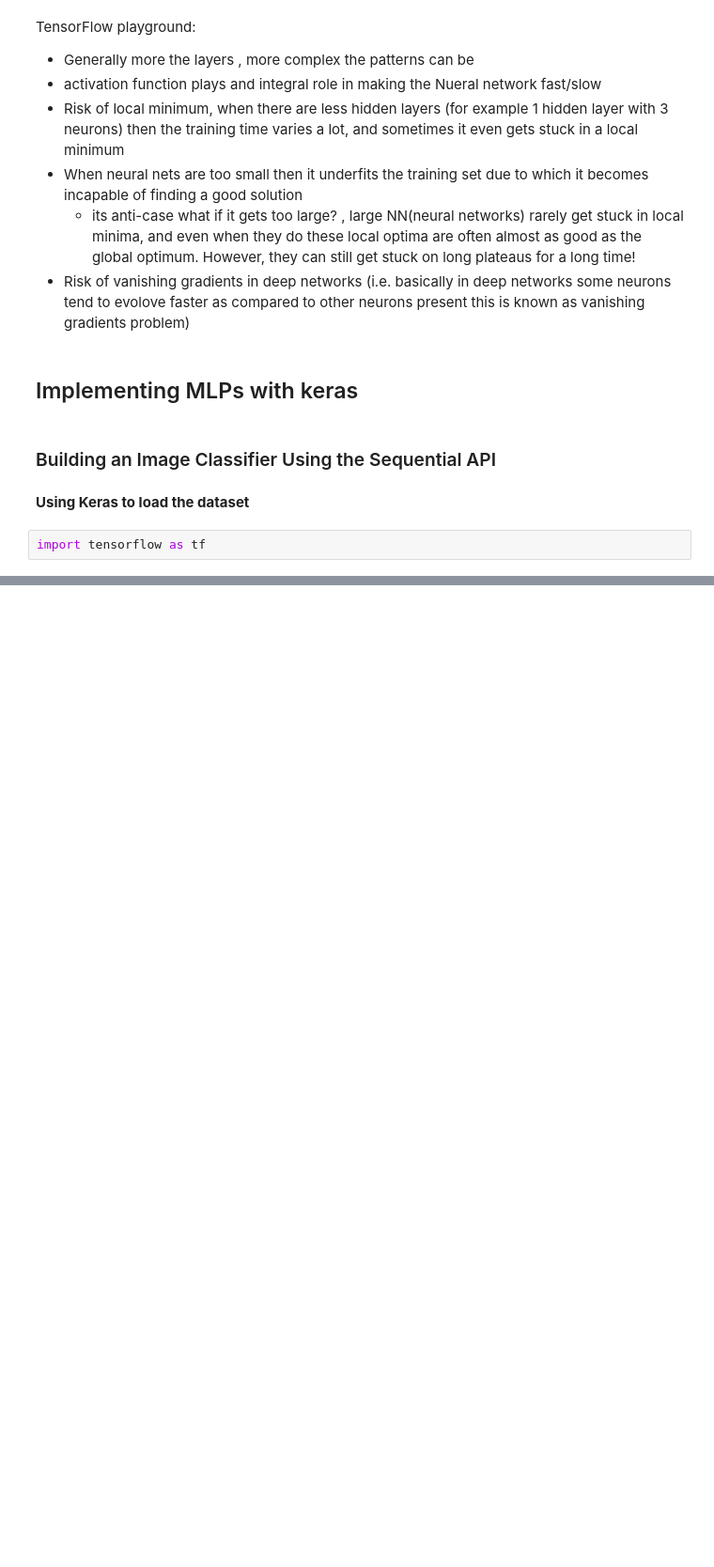
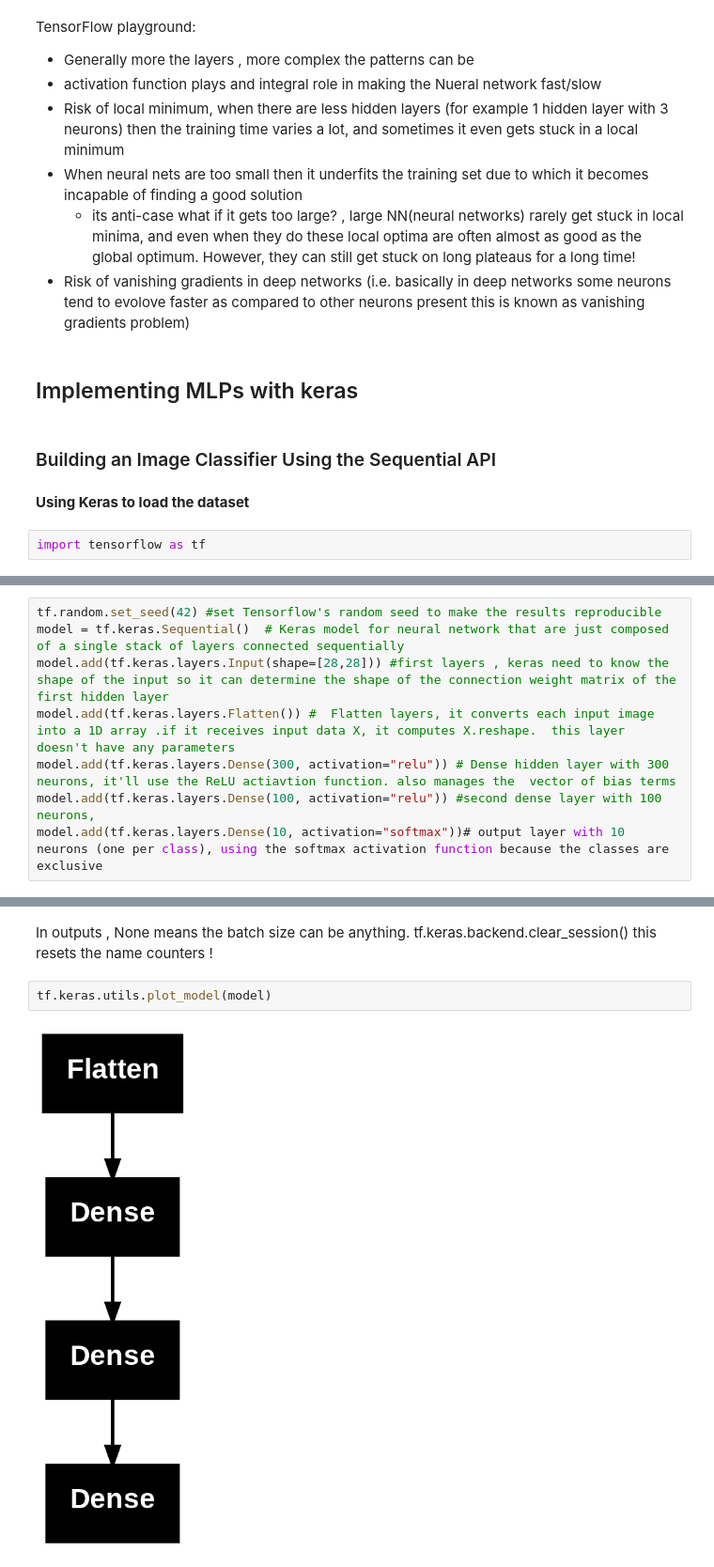
Before and after one commit to ankurdev1-drth/Deep_Learning-, a Jupyter notebook: Intro_to_Artificial_Neural_Networks_with_keras_.ipynb, the cells around one changed output, grey strips where cells are left out. Shown at 94% size. Saved outputs shown, nothing was run; the diff lists cells and outputs as text; blank space fills up the shorter version.

```diff
--- a/Intro_to_Artificial_Neural_Networks_with_keras_.ipynb
+++ b/Intro_to_Artificial_Neural_Networks_with_keras_.ipynb
@@ -220,0 +242,8 @@ SyntaxError: incomplete input (4075247967.py, line 2)
+# %%
+tf.random.set_seed(42) #set Tensorflow's random seed to make the results reproducible
+model = tf.keras.Sequential()  # Keras model for neural network that are just composed of a single stack of layers connected sequentially
+model.add(tf.keras.layers.Input(shape=[28,28])) #first layers , keras need to know the shape of the input so it can determine the shape of the connection weight matrix of the first hidden layer
+model.add(tf.keras.layers.Flatten()) #  Flatten layers, it converts each input image into a 1D array .if it receives input data X, it computes X.reshape.  this layer doesn't have any parameters
+model.add(tf.keras.layers.Dense(300, activation="relu")) # Dense hidden layer with 300 neurons, it'll use the ReLU actiavtion function. also manages the  vector of bias terms
+model.add(tf.keras.layers.Dense(100, activation="relu")) #second dense layer with 100 neurons,
+model.add(tf.keras.layers.Dense(10, activation="softmax"))# output layer with 10 neurons (one per class), using the softmax activation function because the classes are exclusive
@@ -220,0 +268,7 @@ SyntaxError: incomplete input (4075247967.py, line 2)
+# %% [markdown]
+In outputs , None means the batch size can be anything.
+tf.keras.backend.clear_session() this resets the name counters !
+# %%
+tf.keras.utils.plot_model(model)
+# %% [output]
+[figure, added]
```
Also changed, not shown: parts of 35 cells of this notebook.
